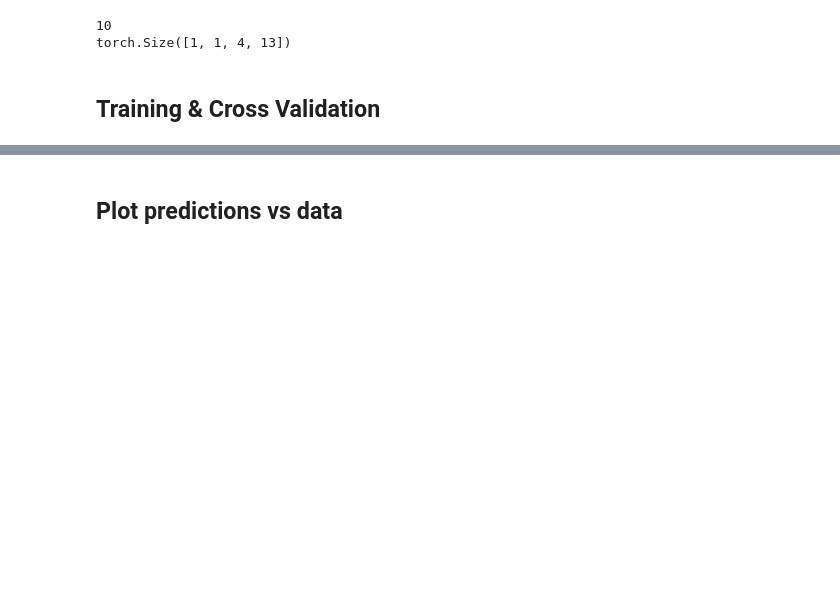
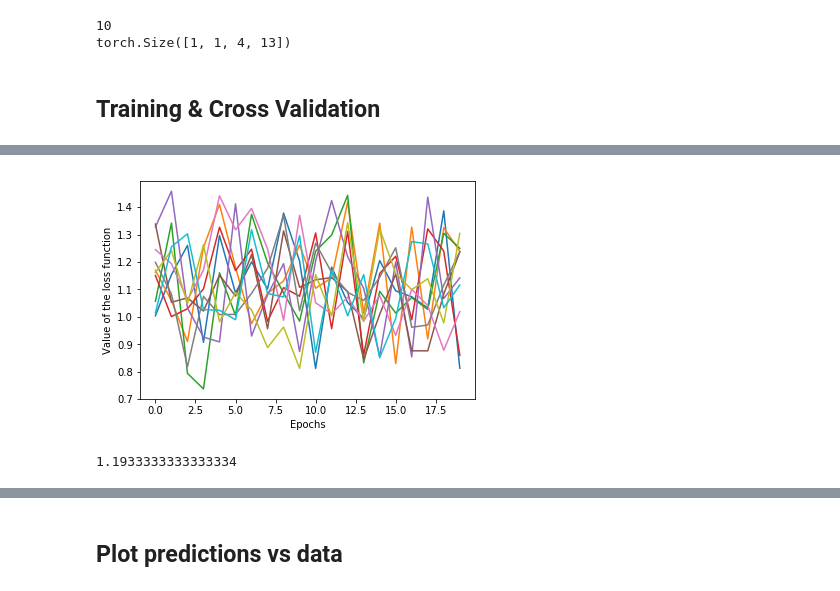
Before and after one commit to achapet/Deep_learning_Intership, a Jupyter notebook: Totest_withcrossvalidation.ipynb, the cells around one changed output, grey strips where cells are left out. Drawn from its saved outputs; the diff is of its cells as text; code cells hidden in the pictures; blank space fills up the shorter version.

```diff
--- a/Totest_withcrossvalidation.ipynb
+++ b/Totest_withcrossvalidation.ipynb
@@ -261,0 +327,12 @@ NameError: name 'track_loss' is not defined
+# %%
+plt.plot(fit_plot_t)
+plt.ylabel('Value of the loss function')
+plt.xlabel('Epochs')
+#plt.show()
+plt.savefig("/home/xsong/Desktop/test_loss.png", dpi = 300)
+# %% [output]
+[figure, added]
+# %%
+(1.23+1.18+1.17)/3
+# %% [output]
+1.1933333333333334
```
Also changed, not shown: parts of 16 cells of this notebook.
